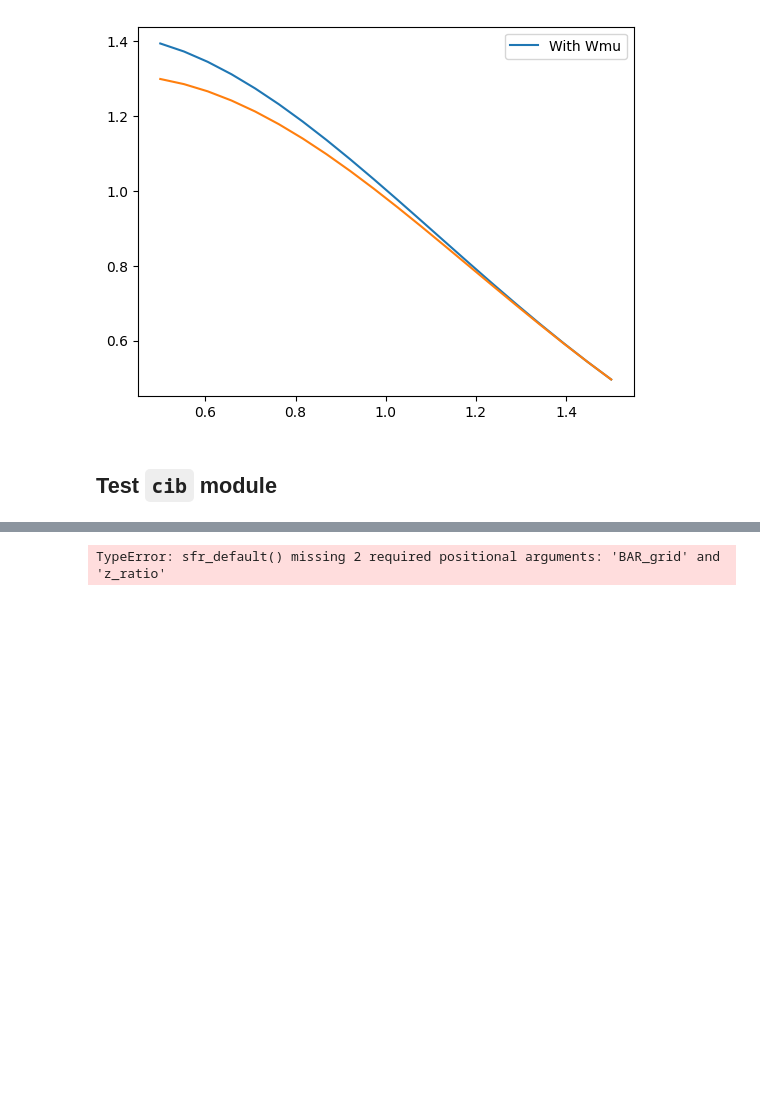
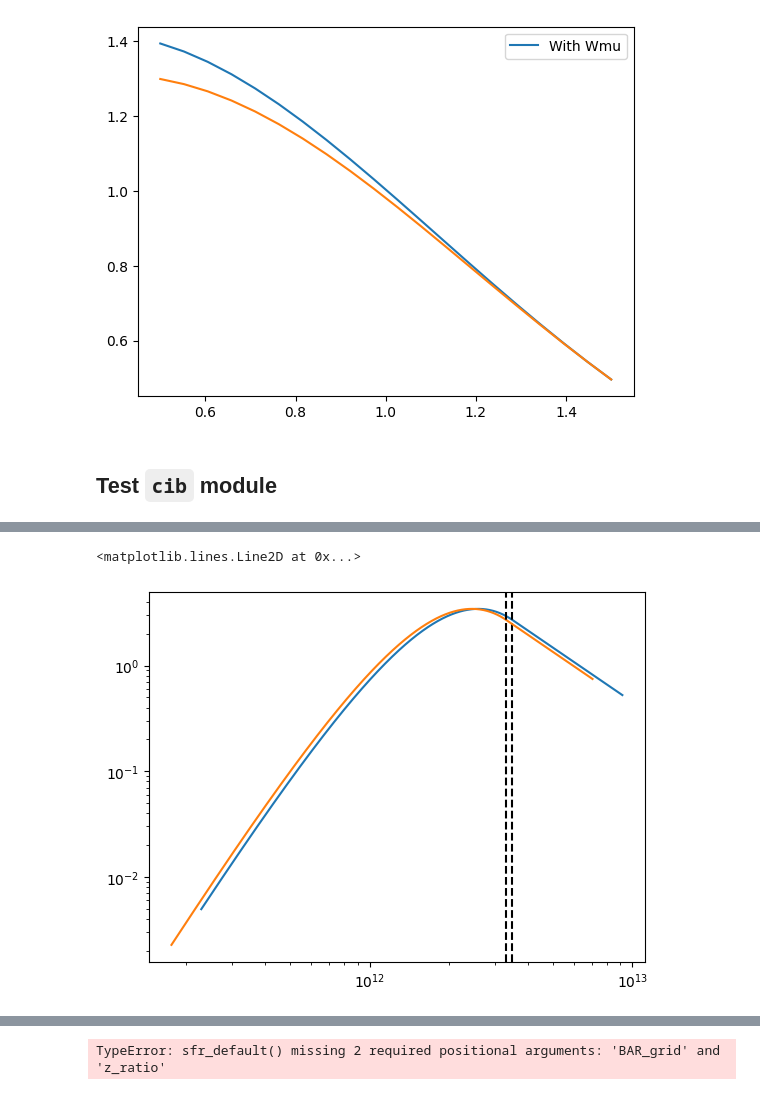
Before and after one commit to destrys/galCIB, a Jupyter notebook: notebooks/scratch-temp.ipynb, the cells around one changed output, grey strips where cells are left out. Drawn from its saved outputs; the diff is of its cells as text; code cells hidden in the pictures; blank space fills up the shorter version.

```diff
--- a/notebooks/scratch-temp.ipynb
+++ b/notebooks/scratch-temp.ipynb
@@ -85,0 +91,6 @@ cib2 = CIBModel(sfr_fn=custom_sfr,
+# %%
+# Setup default parametric SED
+
+from galCIB import get_snu_model
+snu_m21_factory = get_snu_model("Y23")
+snu_m21=snu_m21_factory(cib_model.nu_prime,cosmo.z)
@@ -85,0 +125,17 @@ cib2 = CIBModel(sfr_fn=custom_sfr,
+# %%
+Td_K25 = _compute_Tdust(21.13, 0.21, cosmo.z)
+nu0z_K25 = _compute_nu0_z(1.98, Td_K25, 1.7)
+# %%
+zidx=15
+plt.loglog(cib_model.nu_prime[:,zidx],
+         snu_m21(theta_snu)[:,zidx])
+
+plt.axvline(nu0z_K25[zidx], c = 'k', ls = '--')
+
+zidx=5
+plt.loglog(cib_model.nu_prime[:,zidx],
+         snu_m21(theta_snu)[:,zidx])
+plt.axvline(nu0z_K25[zidx], c = 'k', ls = '--')
+# %% [output]
+<matplotlib.lines.Line2D at 0x...>
+[figure, added]
```
Also changed, not shown: parts of 17 cells of this notebook, 5 other files.
